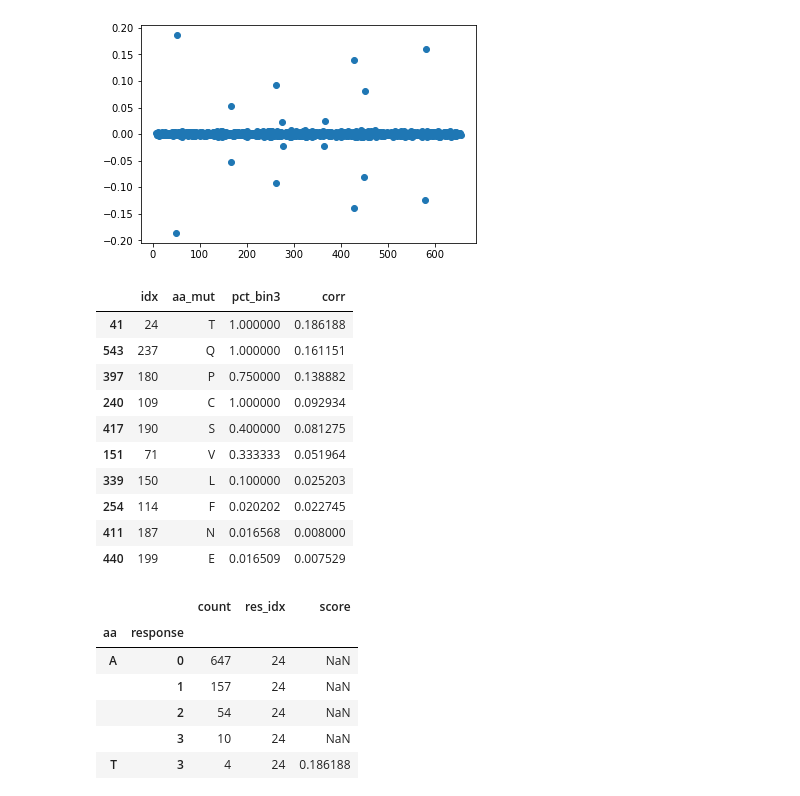
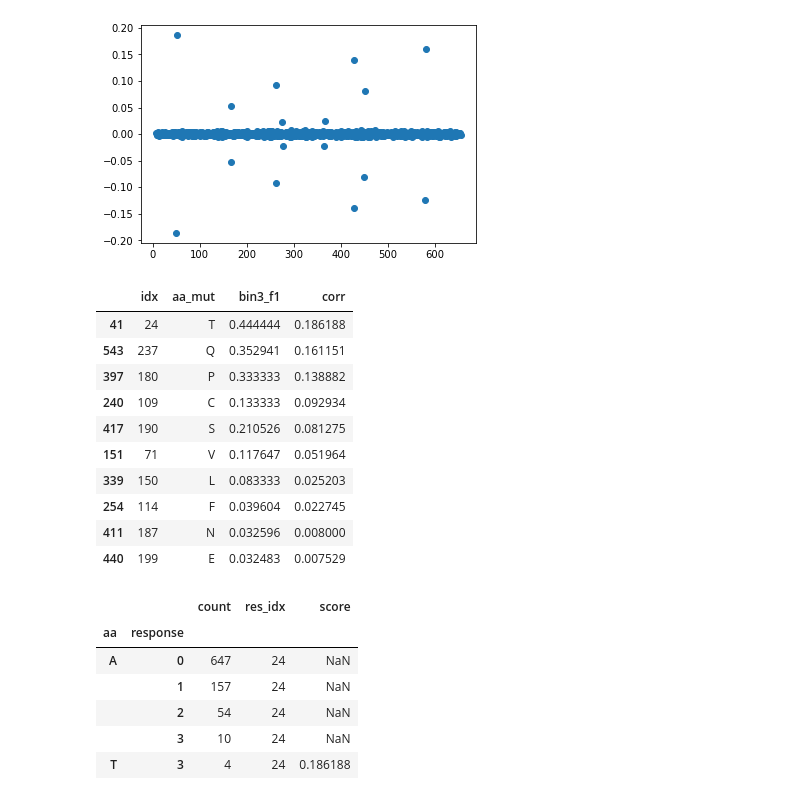
Before and after one commit to RomeroLab/sadx-latent-function, a Jupyter notebook: projects/Biochemical_Ordinal/Ordinal Regression.ipynb, the cells around one changed output. Cells and saved outputs as stored; diff of their text form; code cells hidden in the pictures.

Commit message:
Adding F1 score for each feature

```diff
--- a/projects/Biochemical_Ordinal/Ordinal Regression.ipynb
+++ b/projects/Biochemical_Ordinal/Ordinal Regression.ipynb
@@ -229,9 +229,15 @@ best_results["aa_wt"] = pd.Series([WT_str[i] for i in best_results.idx])
 best_results["fname"] = best_results.aa_wt + \
                 best_results.idx.astype(str) + best_results.aa_mut
 
-def count_pct_bin3(col, aa):
-    bins, counts = np.unique(y[design_cols[col] == aa], return_counts=True)
-    return counts[bins == 3].sum() / counts.sum()
+y3 = (y == 3)
 
-best_results['pct_bin3'] = best_results.apply(lambda x: count_pct_bin3(x.idx, x.aa_mut), axis=1)
-best_results.head()
+def bin3_stats_pd(row):
+    col = row.idx
+    aa = row.aa_mut
+    y_pred = (design_cols[col] == aa).astype(np.int)
+
+    row["bin3_f1"] = f1_score(y3, y_pred)
+    return row
+
+best_results = best_results.apply(bin3_stats_pd, axis=1)
+#best_results.head()
@@ -547,22 +546,22 @@ pass
 # %%
 best_results_corr = pd.DataFrame({"idx":best_results.idx.to_numpy(),
                                  "aa_mut":best_results.aa_mut.to_numpy(),
-                                 "pct_bin3":best_results.pct_bin3,
+                                 "bin3_f1":best_results.bin3_f1,
                                  "corr":corrs[vt.get_support()].copy()})
 
 best_results_corr.sort_values("corr", ascending=False).head(10)
 # %% [output]
-|  | idx | aa_mut | pct_bin3 | corr |
-| 41 | 24 | T | 1.000000 | 0.186188 |
-| 543 | 237 | Q | 1.000000 | 0.161151 |
-| 397 | 180 | P | 0.750000 | 0.138882 |
-| 240 | 109 | C | 1.000000 | 0.092934 |
-| 417 | 190 | S | 0.400000 | 0.081275 |
-| 151 | 71 | V | 0.333333 | 0.051964 |
-| 339 | 150 | L | 0.100000 | 0.025203 |
-| 254 | 114 | F | 0.020202 | 0.022745 |
-| 411 | 187 | N | 0.016568 | 0.008000 |
-| 440 | 199 | E | 0.016509 | 0.007529 |
+|  | idx | aa_mut | bin3_f1 | corr |
+| 41 | 24 | T | 0.444444 | 0.186188 |
+| 543 | 237 | Q | 0.352941 | 0.161151 |
+| 397 | 180 | P | 0.333333 | 0.138882 |
+| 240 | 109 | C | 0.133333 | 0.092934 |
+| 417 | 190 | S | 0.210526 | 0.081275 |
+| 151 | 71 | V | 0.117647 | 0.051964 |
+| 339 | 150 | L | 0.083333 | 0.025203 |
+| 254 | 114 | F | 0.039604 | 0.022745 |
+| 411 | 187 | N | 0.032596 | 0.008000 |
+| 440 | 199 | E | 0.032483 | 0.007529 |
 # %%
 concat_design_response(best_results_corr.sort_values('corr', ascending=False)[:8], "corr")
 # %% [output]
```
Also changed, not shown: parts of 6 cells of this notebook.
